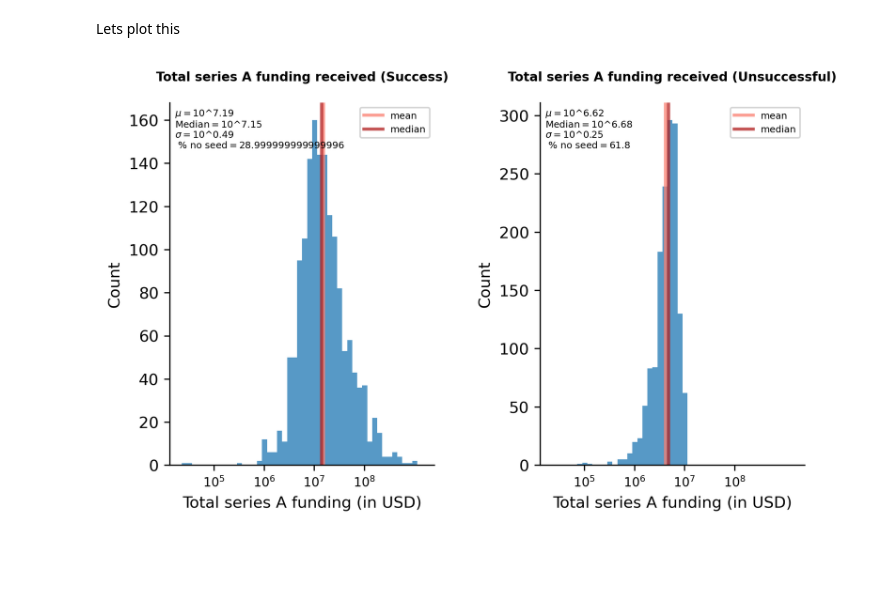
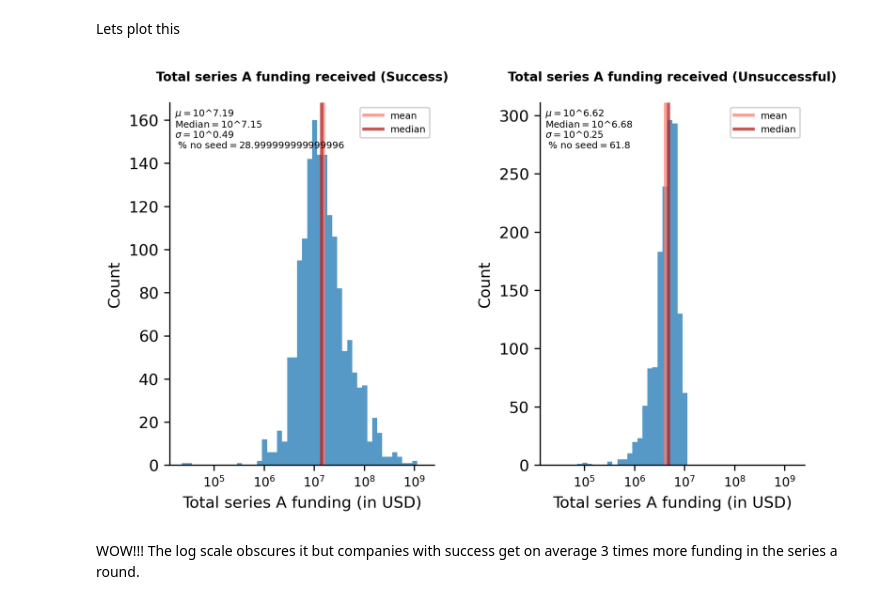
Before and after one commit to velapartners/moneyball-temporal-v1, a Jupyter notebook: feature_exploration.ipynb, the cells around one changed output. Drawn from its saved outputs; the diff is of its cells as text; code cells hidden in the pictures; blank space fills up the shorter version.

Commit message:
fixed bug in series a plot

```diff
--- a/feature_exploration.ipynb
+++ b/feature_exploration.ipynb
@@ -765,8 +765,8 @@ for i, ax in enumerate(axes.flatten()):
 
         # make the x ticks
         ax.tick_params(axis='x', which='both', labelsize=8)
-        ax.set_xticks(np.arange(5,9,1))
-        ax.set_xticklabels(['$10^5$', '$10^6$', '$10^7$', '$10^8$'])
+        ax.set_xticks(np.arange(5,10,1))
+        ax.set_xticklabels(['$10^5$', '$10^6$', '$10^7$', '$10^8$', '$10^9$'])
 
         # Hide the right and top spines
         ax.spines.right.set_visible(False)
@@ -794,33 +794,35 @@ for i, ax in enumerate(axes.flatten()):
         ax.legend(handles=[mean_line, median_line], fontsize=6)
 
         # make a second legend with mean, median, and sd
         ax.annotate('$\mu=10$^{} \nMedian$=10$^{} \n$\sigma=$10^{} \n % no seed$=${}'.format(mean,median,sd, np.round(prop_no_seed_fail, 3)*100),
                     xy=(.02, .87),
                     xycoords='axes fraction',
                     fontsize=6,
                     horizontalalignment='left',
                     verticalalignment='bottom')
 
         # make the x ticks
         ax.tick_params(axis='x', which='both', labelsize=8)
-        ax.set_xticks(np.arange(5,9,1))
-        ax.set_xticklabels(['$10^5$', '$10^6$', '$10^7$', '$10^8$'])
+        ax.set_xticks(np.arange(5,10,1))
+        ax.set_xticklabels(['$10^5$', '$10^6$', '$10^7$', '$10^8$', '$10^9$'])
 
         # Hide the right and top spines
         ax.spines.right.set_visible(False)
         ax.spines.top.set_visible(False)
 
         # make the labels
         ax.set_xlabel("Total series A funding (in USD)")
         ax.set_ylabel("Count")
         ax.set_title('Total series A funding received (Unsuccessful)', fontweight='bold', fontsize=8, pad=14)
 
 # set the spacing between subplots
 plt.subplots_adjust(left=0.1,
                     bottom=0.1,
                     right=0.8,
                     top=0.9,
                     wspace=0.4,
                     hspace=0.5)
 # %% [output]
-[figure, old version]
+[figure, new version]
+# %% [markdown]
+WOW!!! The log scale obscures it but companies with success get on average 3 times more funding in the series a round.
```
